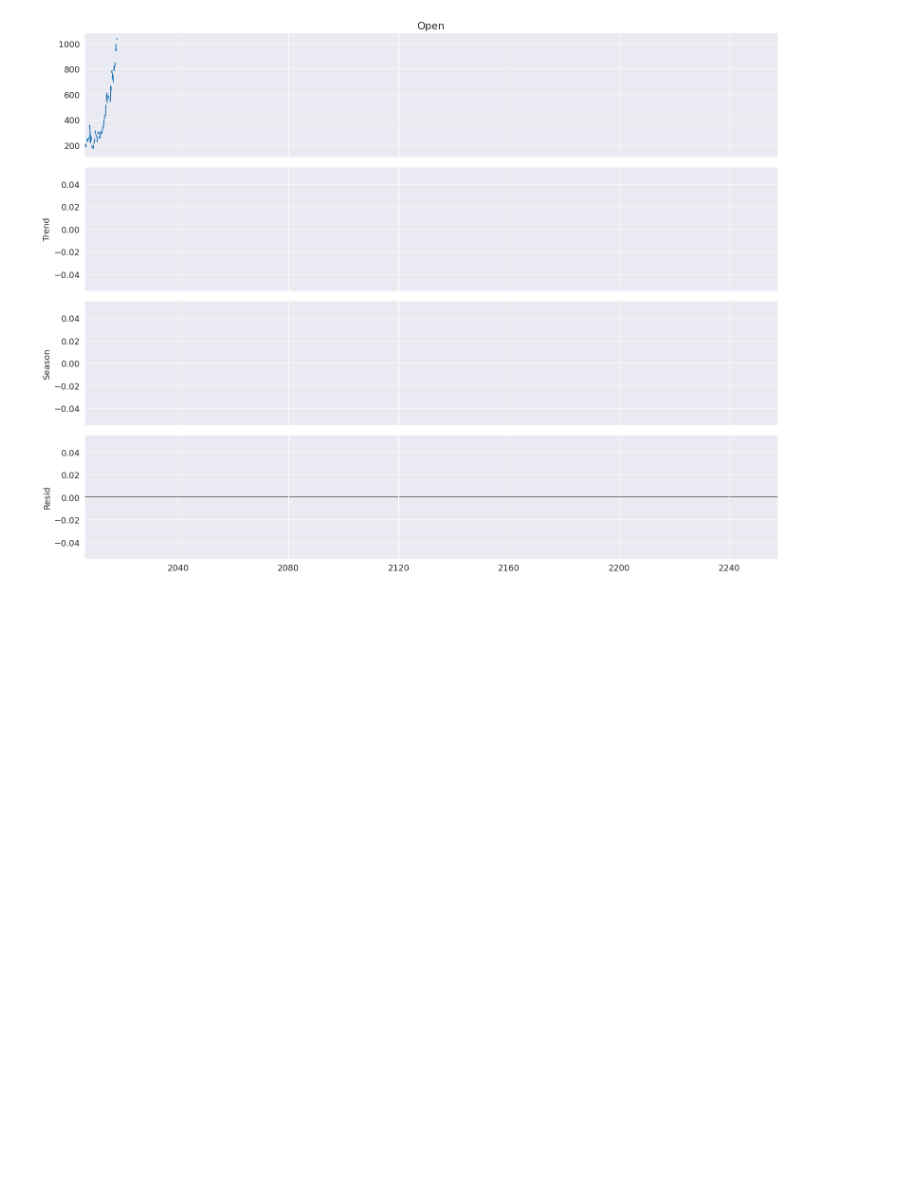
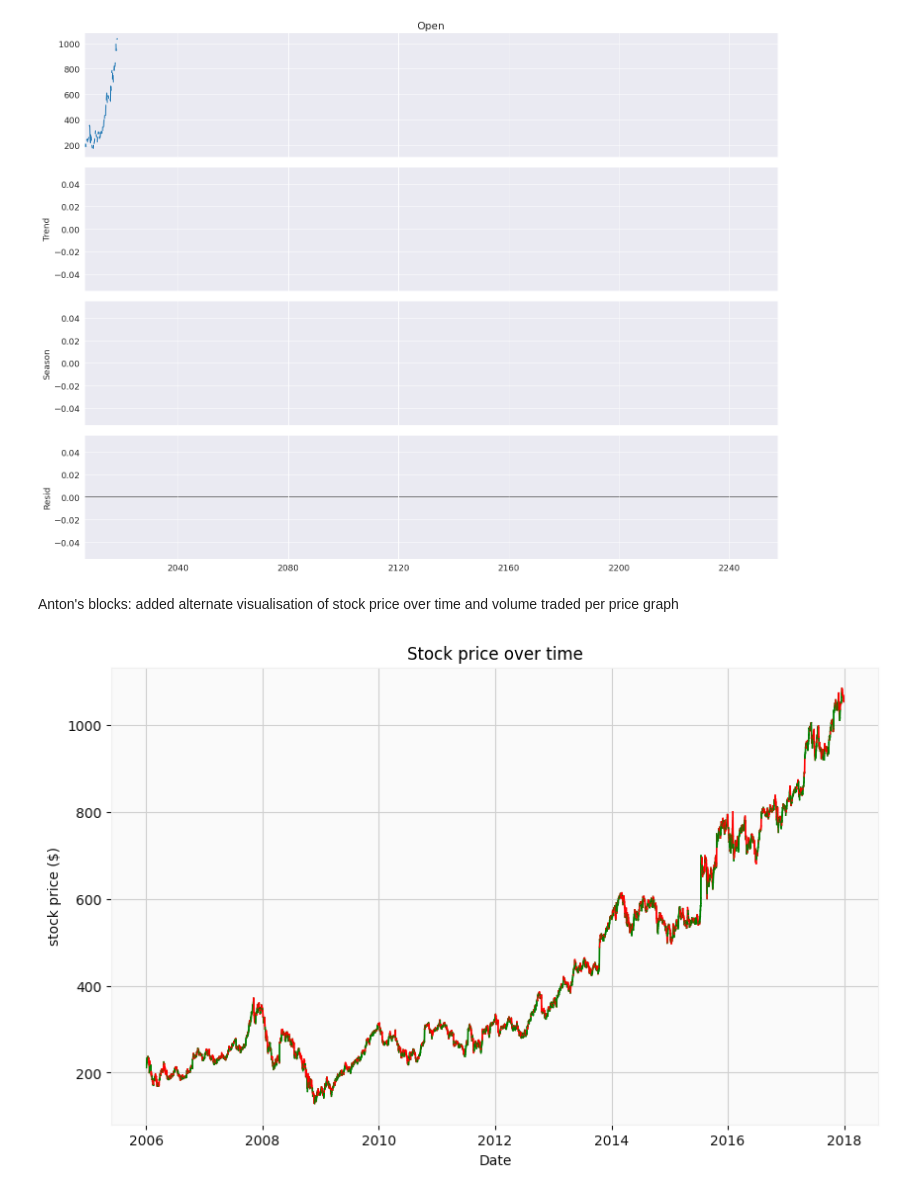
Before and after one commit to irene-fagnani/ADAML-project2, a Jupyter notebook: Code.ipynb, the cells around one changed output. Drawn from its saved outputs; the diff is of its cells as text; code cells hidden in the pictures; blank space fills up the shorter version.

Commit message:
Added new visuals

```diff
--- a/Code.ipynb
+++ b/Code.ipynb
@@ -102,0 +101,35 @@ fig = res.plot()
+# %% [markdown]
+Anton's blocks: added alternate visualisation of stock price over time and volume traded per price graph
+# %%
+data = pd.read_csv('GOOGL_2006-01-01_to_2018-01-01.csv', parse_dates=['Date'])
+data.set_index('Date', inplace=True)
+
+Open = data['Open']
+Close=data['Close']
+
+Volume=data['Volume']
+
+plt.figure(figsize=(10, 6))
+
+# Loop through the data and plot in different colors based on the condition
+for i in range(1, len(data)):
+
+    date_current = data.index[i-1:i+1]
+
+    # Choose color based on condition
+    if Close.iloc[i] > Open.iloc[i]:
+        color = 'green'
+    else:
+        color = 'red'
+
+    # Plot the segments with the chosen color
+    plt.plot(date_current, [Open.iloc[i-1], Open.iloc[i]], color=color, linestyle='-', linewidth=1)
+    plt.plot(date_current, [Close.iloc[i-1], Close.iloc[i]], color=color, linestyle='-', linewidth=1)
+
+plt.xlabel('Date')
+plt.ylabel('stock price ($)')
+plt.title('Stock price over time')
+plt.grid(True)
+plt.show()
+# %% [output]
+[figure, added]
```
Also changed, not shown: parts of 2 cells of this notebook.
